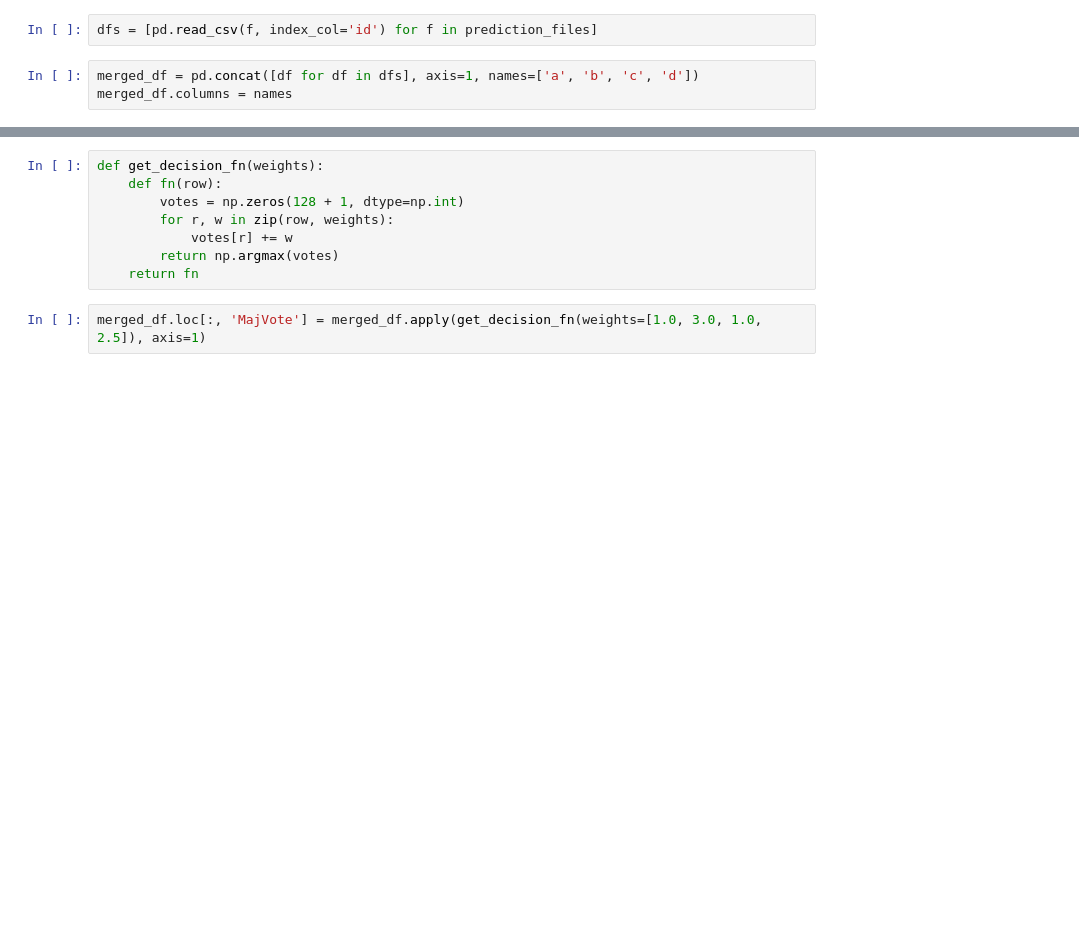
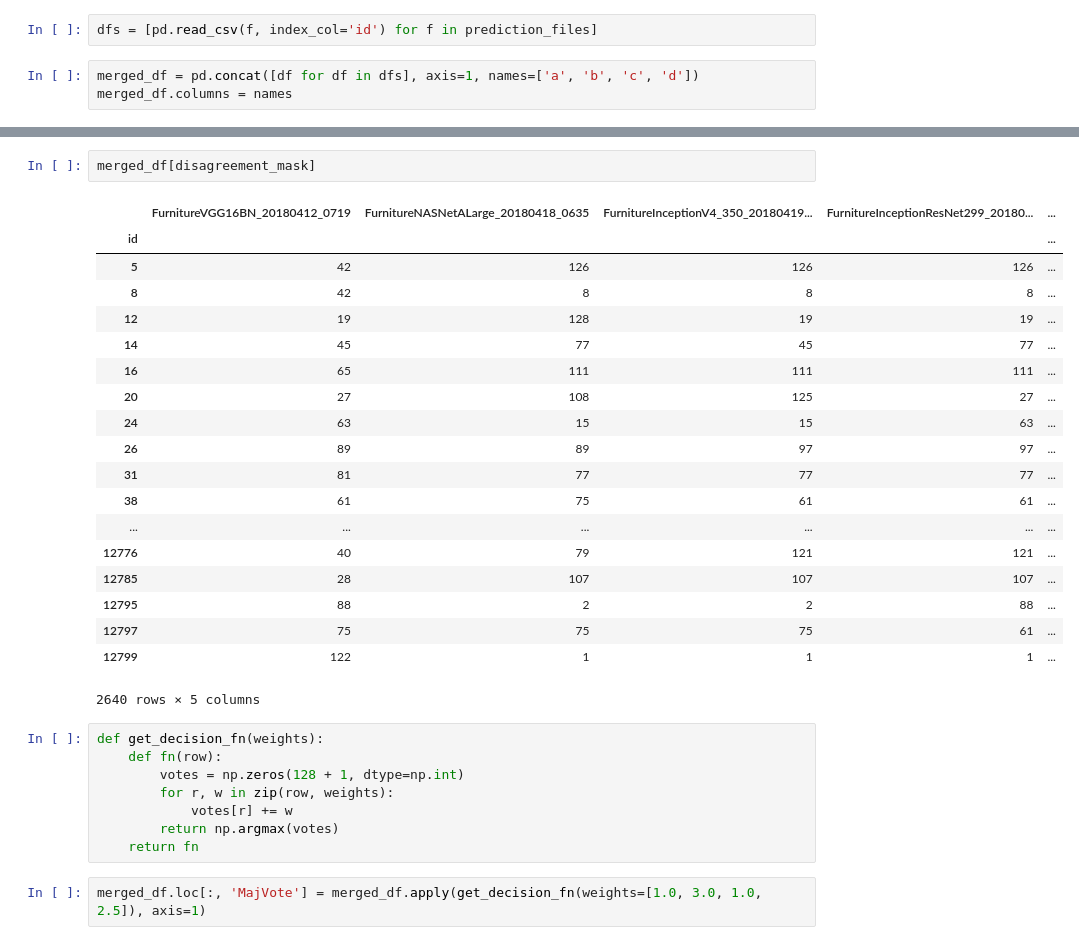
Before and after one commit to vfdev-5/ignite-examples, a Jupyter notebook: classification/imaterialist_challenge_furniture_2018/notebooks/compare_predictions.ipynb, the cells around one changed output, grey strips where cells are left out. Saved outputs shown, nothing was run; the diff lists cells and outputs as text; blank space fills up the shorter version.

```diff
--- a/classification/imaterialist_challenge_furniture_2018/notebooks/compare_predictions.ipynb
+++ b/classification/imaterialist_challenge_furniture_2018/notebooks/compare_predictions.ipynb
@@ -44,3 +52,25 @@ merged_df.head(10)
+# %%
+merged_df[disagreement_mask]
+# %% [output]
+|  | FurnitureVGG16BN_20180412_0719 | FurnitureNASNetALarge_20180418_0635 | FurnitureInceptionV4_350_20180419... | FurnitureInceptionResNet299_20180... | ... |
+| id |  |  |  |  | ... |
+| 5 | 42 | 126 | 126 | 126 | ... |
+| 8 | 42 | 8 | 8 | 8 | ... |
+| 12 | 19 | 128 | 19 | 19 | ... |
+| 14 | 45 | 77 | 45 | 77 | ... |
+| 16 | 65 | 111 | 111 | 111 | ... |
+| 20 | 27 | 108 | 125 | 27 | ... |
+| 24 | 63 | 15 | 15 | 63 | ... |
+| 26 | 89 | 89 | 97 | 97 | ... |
+| 31 | 81 | 77 | 77 | 77 | ... |
+| 38 | 61 | 75 | 61 | 61 | ... |
+| ... | ... | ... | ... | ... | ... |
+| 12776 | 40 | 79 | 121 | 121 | ... |
+| 12785 | 28 | 107 | 107 | 107 | ... |
+| 12795 | 88 | 2 | 2 | 88 | ... |
+| 12797 | 75 | 75 | 75 | 61 | ... |
+| 12799 | 122 | 1 | 1 | 1 | ... |
+2640 rows × 5 columns
 # %%
 def get_decision_fn(weights):
     def fn(row):
```
Also changed, not shown: parts of 4 cells of this notebook, 9 other files.
